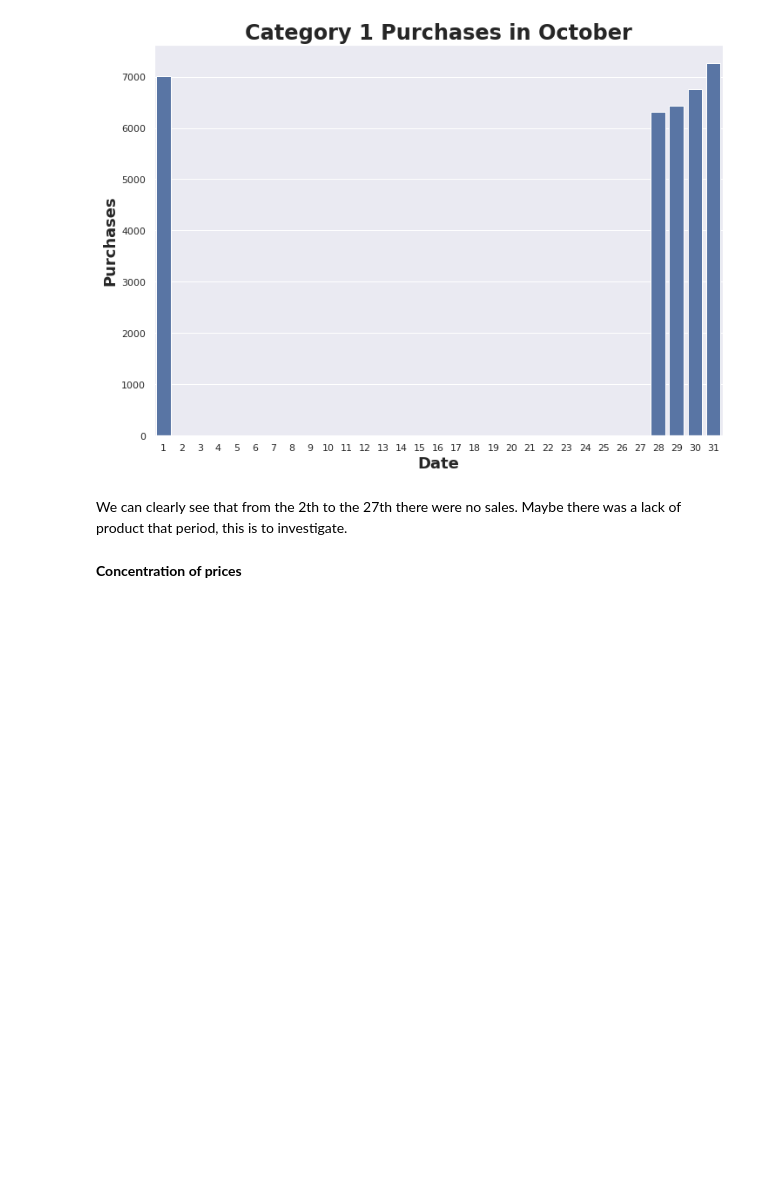
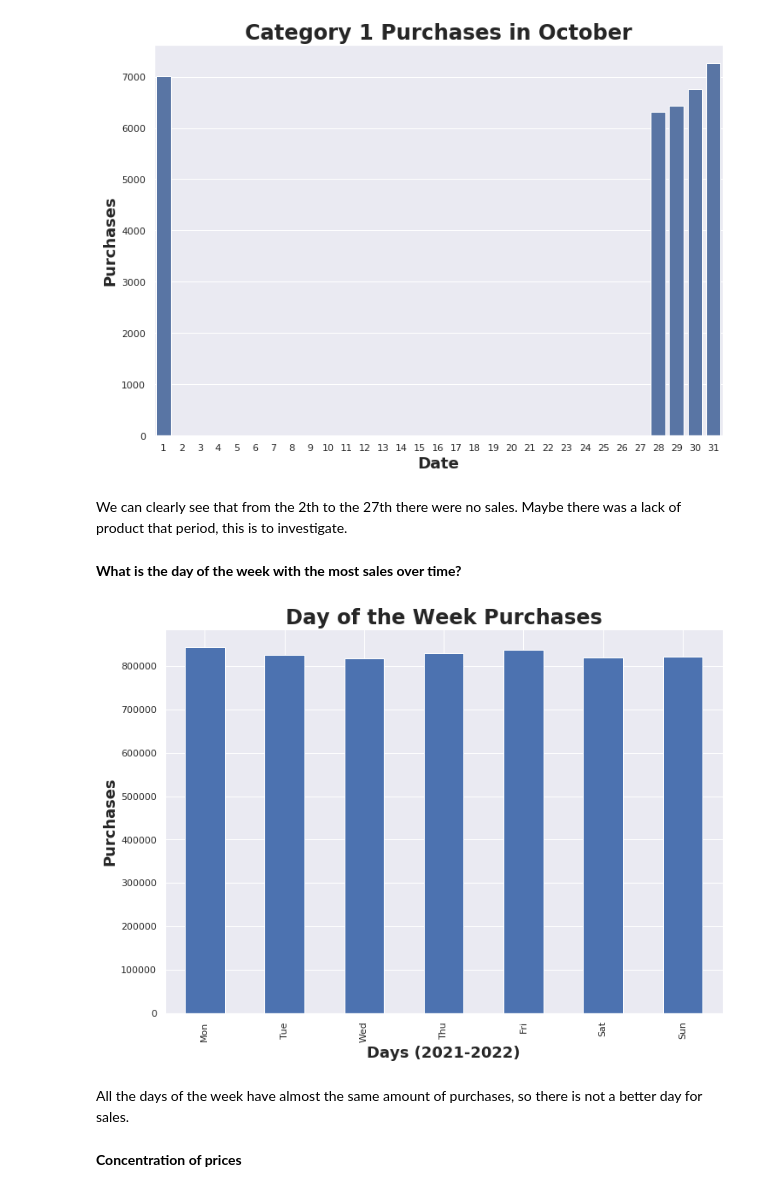
Before and after one commit to furawa/OC_data_analyst_projects, a Jupyter notebook: 02_analyze_company_sales/analyze_company_sales.ipynb, the cells around one changed output. Saved outputs shown, nothing was run; the diff lists cells and outputs as text; code cells hidden in the pictures; blank space fills up the shorter version.

Commit message:
feat: purchases by week of the day

```diff
--- a/02_analyze_company_sales/analyze_company_sales.ipynb
+++ b/02_analyze_company_sales/analyze_company_sales.ipynb
@@ -702,6 +702,19 @@ plt.title("Category 1 Purchases in October", fontsize = 24, fontweight = "bold")
 [figure]
 # %% [markdown]
 We can clearly see that from the 2th to the 27th there were no sales. Maybe there was a lack of product that period, this is to investigate.
+# %% [markdown]
+**What is the day of the week with the most sales over time?**
+# %%
+# Group by day and plot
+sales_clean.groupby(sales_clean.date.dt.dayofweek).price.sum().plot(kind = "bar")
+plt.xlabel("Days (2021-2022)", fontsize = 18, fontweight = "bold")
+plt.ylabel("Purchases", fontsize = 18, fontweight = "bold")
+plt.title("Day of the Week Purchases", fontsize = 24, fontweight = "bold")
+plt.xticks([1,2,3,4,5,6],["Mon", "Tue", "Wed", "Thu", "Fri", "Sat", "Sun"]);
+# %% [output]
+[figure, added]
+# %% [markdown]
+All the days of the week have almost the same amount of purchases, so there is not a better day for sales.
 # %% [markdown]
 **Concentration of prices**
 # %%
```
